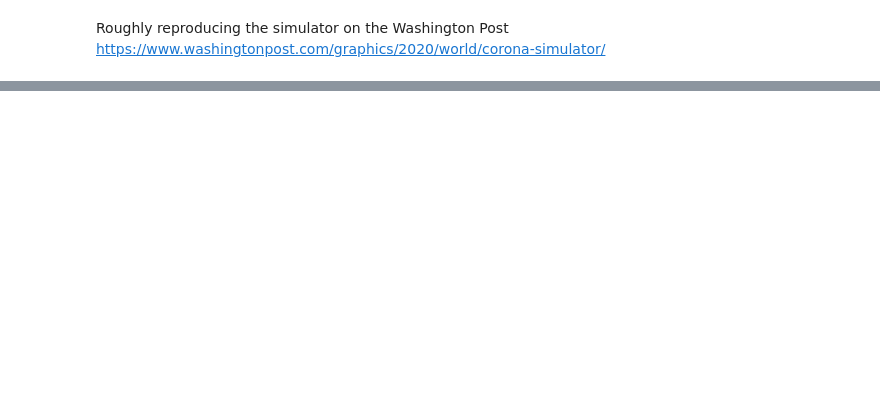
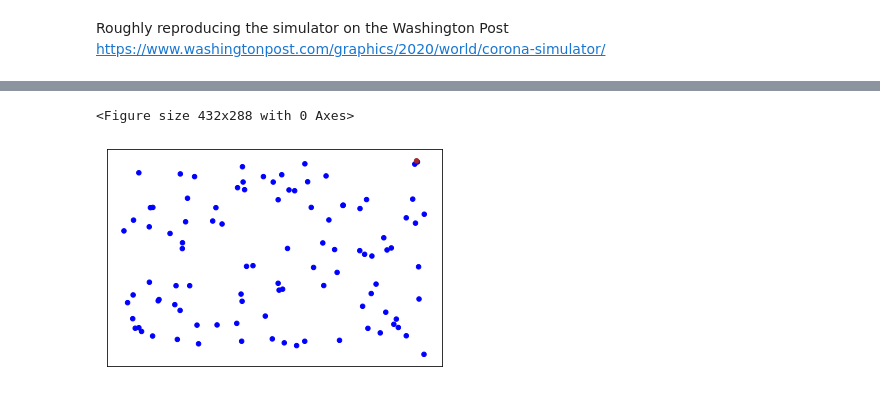
Before and after one commit to jasonstewartnz/spread-simulator, a Jupyter notebook: simulator.ipynb, the cells around one changed output, grey strips where cells are left out. Cells and saved outputs as stored; diff of their text form; code cells hidden in the pictures; blank space fills up the shorter version.

```diff
--- a/simulator.ipynb
+++ b/simulator.ipynb
@@ -99,9 +102,12 @@ Two repeating events
 """
 None
 # %%
-def agents_are_close(threshold, agent1_x_pos, agent1_y_pos, agent2_x_pos, agent2_y_pos):
+def agents_are_close(threshold, agent1_x_pos, agent1_y_pos, agent2_x_pos, agent2_y_pos, verbose=False):
 
     distance = np.sqrt( (agent1_x_pos-agent2_x_pos) ** 2 + (agent1_y_pos-agent2_y_pos) ** 2 )
+
+    if verbose:
+        print(f"Distance: {distance}. Threshold: {threshold}. Close? {distance <= threshold}")
 
     return distance <= threshold
 
@@ -177,11 +224,12 @@ def move_agents(agents_orig):
     return agents
 # %%
 # run simulation (100 iterations)
-n_periods = 1000
+n_periods = 20
 
 agent_state = []
 agent_state.append(agents)
 for period_i in range(n_periods):
+    print(f'period={period_i}')
     # transmit
     agent_state.append(transmit_disease(agent_state[-1]))
 
@@ -192,8 +284,47 @@ print(agent_state[-1].loc[agent_state[-1]['status']==1,:])
-# %%
-import time
-
-# UPDATE GRAPHIC
-for period in range(len(agent_state):
-    plot_agents(agent_state[period])
-    pl.draw()
-    time.sleep(1)
+# %%
+import matplotlib.animation as animation
+
+def plot_agents(agents):
+
+    fig = pl.figure()
+    axes = agents.plot.scatter(
+        x='x pos',
+        y='y pos',
+        c=agents['color'],
+        marker='o'
+    ) # colormap
+
+    pl.xticks([])
+    _ = pl.yticks([])
+    pl.xlabel("")
+    pl.ylabel("")
+
+    return (fig, axes)
+
+
+fig, axes = plot_agents(agents)
+scat = [child for child in axes.get_children() if type(child) is mpl.collections.PathCollection][0]
+
+# https://stackoverflow.com/questions/9401658/how-to-animate-a-scatter-plot
+def update_plot(period, agent_state, scat):
+    print(f'period={period}')
+
+    scat.set_offsets(agent_state[period][['x pos','y pos']].to_numpy())
+
+    return scat,
+
+ani = animation.FuncAnimation(
+                              fig,
+                              #init_func=lambda _:plot_agents(agents)
+                              update_plot,
+                              frames=range(len(agent_state)),
+                              fargs=(agent_state, scat),
+                              interval=1
+)
+
+#         self.ani = animation.FuncAnimation(self.fig, self.update, interval=5,
+#                                           init_func=self.setup_plot, blit=True)
+pl.show()
+# %% [output]
+<Figure size 432x288 with 0 Axes>
+[figure, added]
```
Also changed, not shown: parts of 17 cells of this notebook, 1 other file.
